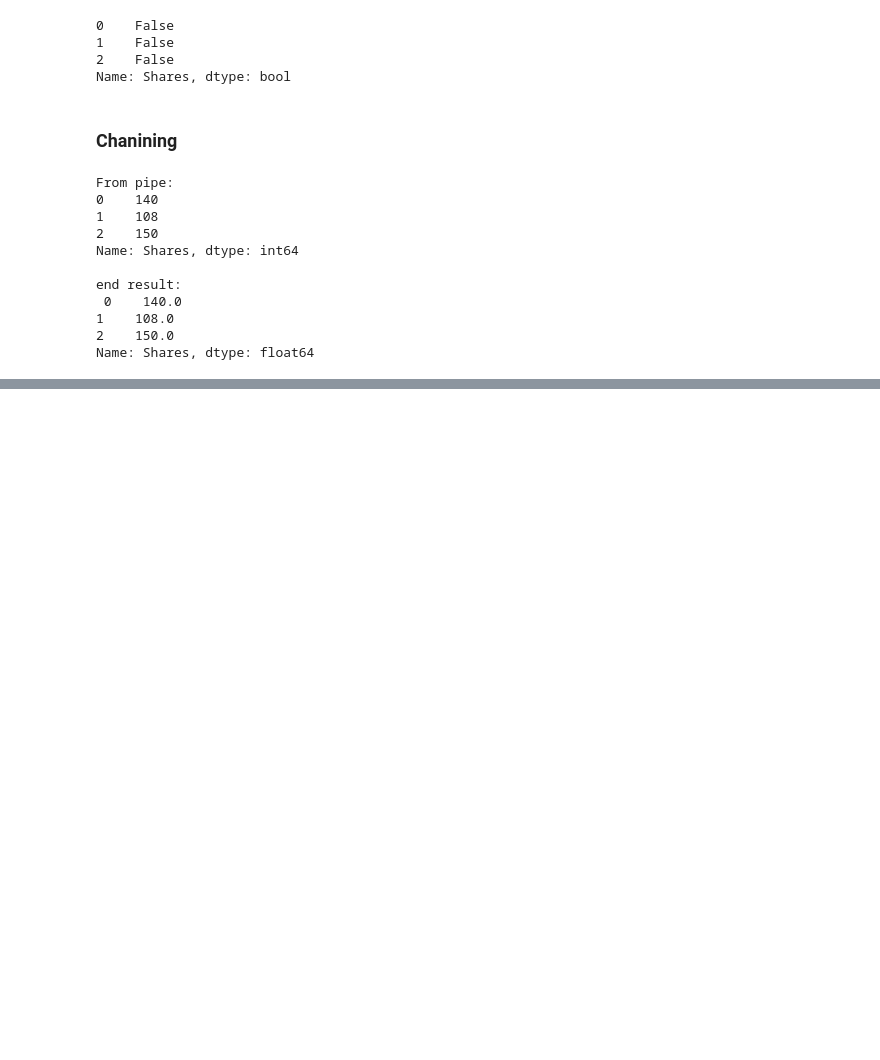
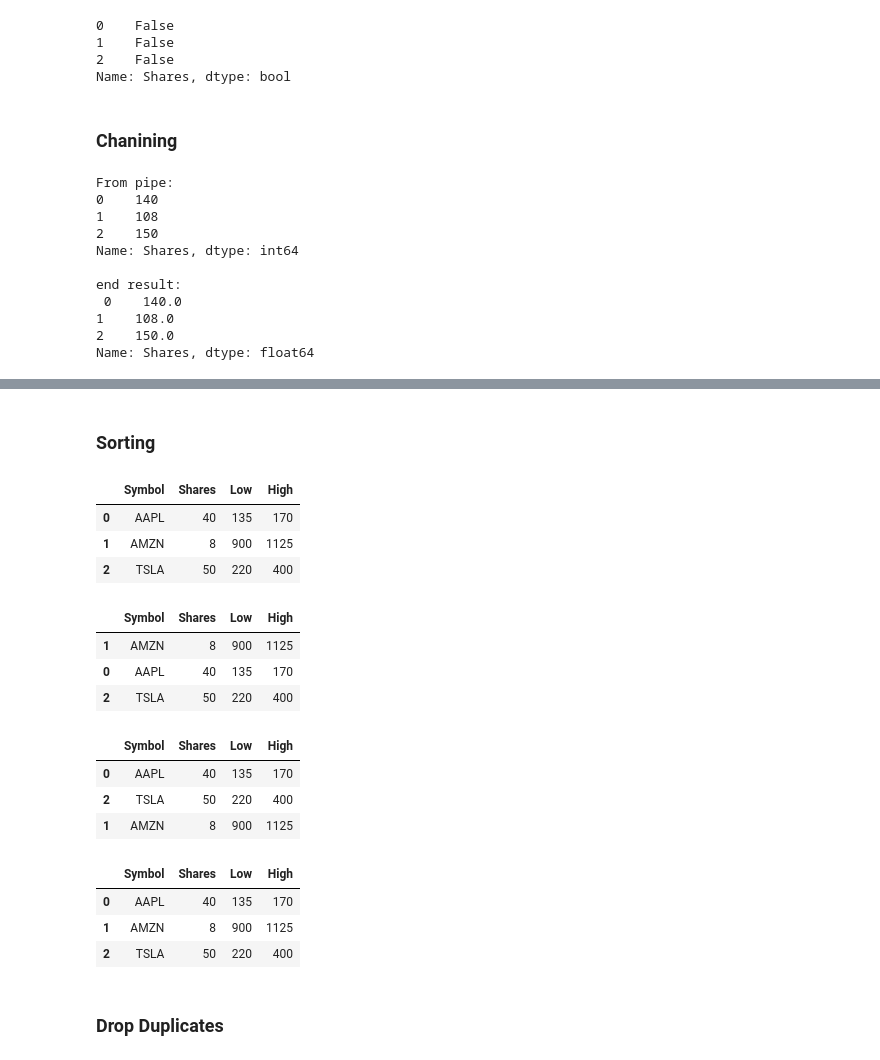
Before and after one commit to pkaran57/python-libs, a Jupyter notebook: pandas-lib/notebook/pandas.ipynb, the cells around one changed output, grey strips where cells are left out. Cells and saved outputs as stored; diff of their text form; code cells hidden in the pictures; blank space fills up the shorter version.

```diff
--- a/pandas-lib/notebook/pandas.ipynb
+++ b/pandas-lib/notebook/pandas.ipynb
@@ -820,0 +931,32 @@ Name: Shares, dtype: float64
+# %% [markdown]
+### Sorting
+# %%
+display(stocks)
+
+# sort single conlumn
+display(stocks.sort_values('Shares', ascending=True))
+
+# sort multiple conlumns
+# High will be treated as the tie breaker
+display(stocks.sort_values(['Low', 'High'], ascending=True))
+
+display(stocks)
+# %% [output]
+|  | Symbol | Shares | Low | High |
+| 0 | AAPL | 40 | 135 | 170 |
+| 1 | AMZN | 8 | 900 | 1125 |
+| 2 | TSLA | 50 | 220 | 400 |
+|  | Symbol | Shares | Low | High |
+| 1 | AMZN | 8 | 900 | 1125 |
+| 0 | AAPL | 40 | 135 | 170 |
+| 2 | TSLA | 50 | 220 | 400 |
+|  | Symbol | Shares | Low | High |
+| 0 | AAPL | 40 | 135 | 170 |
+| 2 | TSLA | 50 | 220 | 400 |
+| 1 | AMZN | 8 | 900 | 1125 |
+|  | Symbol | Shares | Low | High |
+| 0 | AAPL | 40 | 135 | 170 |
+| 1 | AMZN | 8 | 900 | 1125 |
+| 2 | TSLA | 50 | 220 | 400 |
+# %% [markdown]
+### Drop Duplicates
```
Also changed, not shown: parts of 14 cells of this notebook.
